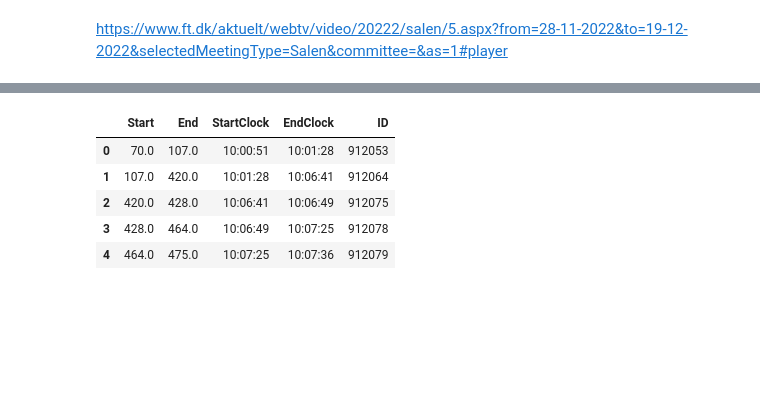
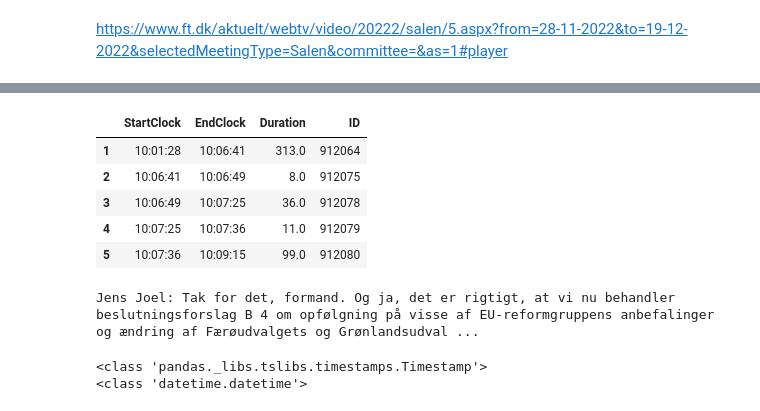
Before and after one commit to AddiH/hviskmigioeret, a Jupyter notebook: src/webscrape that shit.ipynb, the cells around one changed output, grey strips where cells are left out. Cells and saved outputs as stored; diff of their text form; code cells hidden in the pictures; blank space fills up the shorter version.

```diff
--- a/src/webscrape that shit.ipynb
+++ b/src/webscrape that shit.ipynb
@@ -111,11 +191,31 @@ time_stamps = pd.DataFrame({
 # %%
+time_stamps = extract_timestamps(req)
 time_stamps.head()
 # %% [output]
-|  | Start | End | StartClock | EndClock | ID |
-| 0 | 70.0 | 107.0 | 10:00:51 | 10:01:28 | 912053 |
-| 1 | 107.0 | 420.0 | 10:01:28 | 10:06:41 | 912064 |
-| 2 | 420.0 | 428.0 | 10:06:41 | 10:06:49 | 912075 |
-| 3 | 428.0 | 464.0 | 10:06:49 | 10:07:25 | 912078 |
-| 4 | 464.0 | 475.0 | 10:07:25 | 10:07:36 | 912079 |
+|  | StartClock | EndClock | Duration | ID |
+| 1 | 10:01:28 | 10:06:41 | 313.0 | 912064 |
+| 2 | 10:06:41 | 10:06:49 | 8.0 | 912075 |
+| 3 | 10:06:49 | 10:07:25 | 36.0 | 912078 |
+| 4 | 10:07:25 | 10:07:36 | 11.0 | 912079 |
+| 5 | 10:07:36 | 10:09:15 | 99.0 | 912080 |
+# %%
+# the next part has some manual labor
+# first, go to the website and find the time of day the video starts
+meeting_begin = '09:59:34'
+# Then find the time of day this person starts talking:
+print(f'{transcripts.iloc[0]["Name"]}: {transcripts.iloc[0]["Text"]}')
+first_speaker_clock = '10:01:22'
+# %% [output]
+Jens Joel: Tak for det, formand. Og ja, det er rigtigt, at vi nu behandler beslutningsforslag B 4 om opfølgning på visse af EU-reformgruppens anbefalinger og ændring af Færøudvalgets og Grønlandsudval ...
+# %%
+
+first_timestamp = time_stamps.iloc[0, 0]
+print(type(first_timestamp))
+first_speaker_clock = '10:01:22'
+first_speaker_clock = datetime.strptime(first_speaker_clock, '%H:%M:%S')
+print(type(first_speaker_clock))
+# %% [output]
+<class 'pandas._libs.tslibs.timestamps.Timestamp'>
+<class 'datetime.datetime'>
 # %%
 #combine the two dataframes on the number column
```
Also changed, not shown: parts of 17 cells of this notebook.
